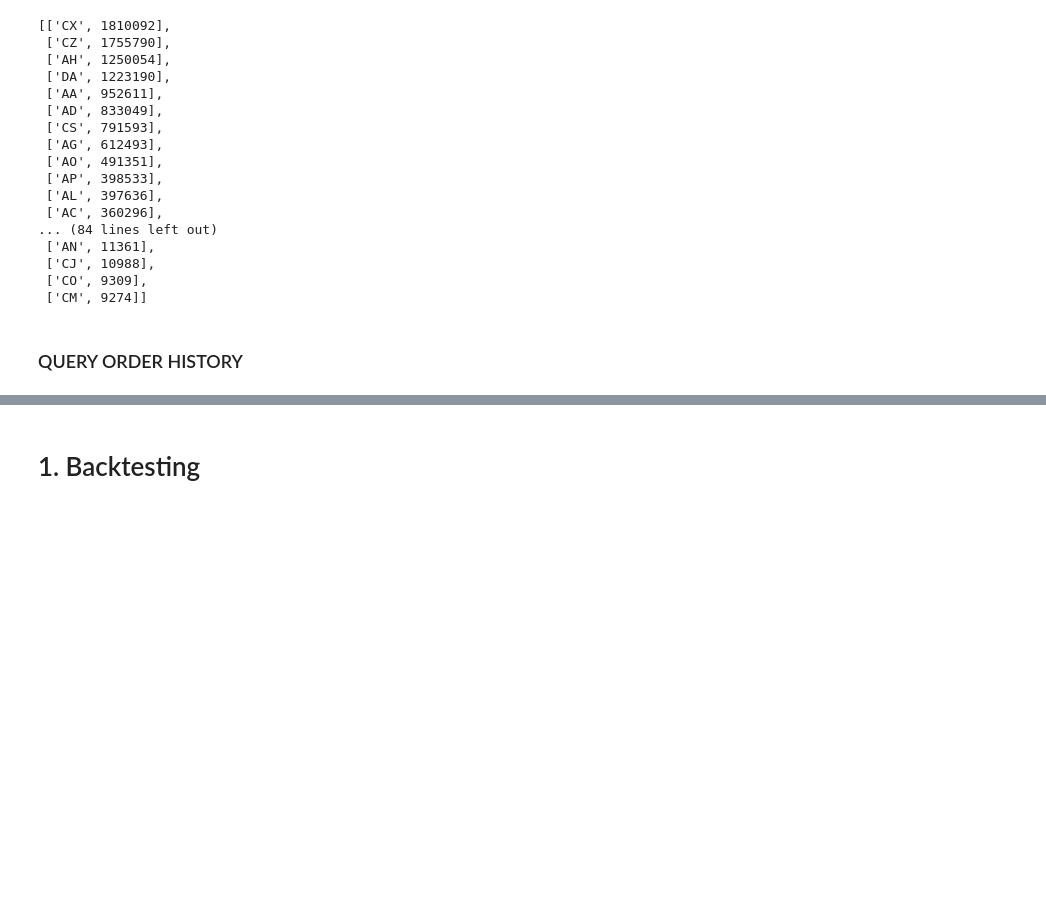
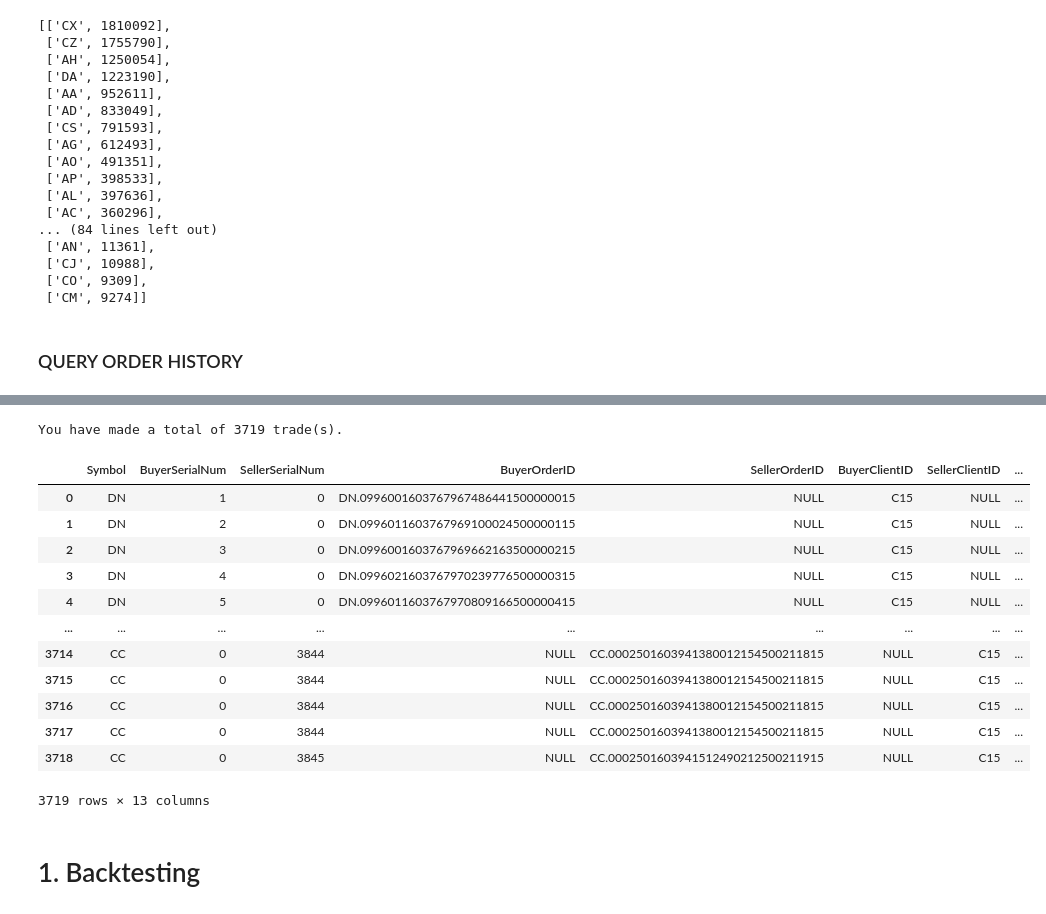
Before and after one commit to sheunaluko/cs349f, a Jupyter notebook: implementation1/main.ipynb, the cells around one changed output, grey strips where cells are left out. Drawn from its saved outputs; the diff is of its cells as text; code cells hidden in the pictures; blank space fills up the shorter version.

```diff
--- a/implementation1/main.ipynb
+++ b/implementation1/main.ipynb
@@ -460,3 +509,20 @@ You have 0 outstanding orders.
+# %%
+historical_trades()
+# %% [output]
+You have made a total of 3719 trade(s).
+|  | Symbol | BuyerSerialNum | SellerSerialNum | BuyerOrderID | SellerOrderID | BuyerClientID | SellerClientID | ... |
+| 0 | DN | 1 | 0 | DN.0996001603767967486441500000015 | NULL | C15 | NULL | ... |
+| 1 | DN | 2 | 0 | DN.0996011603767969100024500000115 | NULL | C15 | NULL | ... |
+| 2 | DN | 3 | 0 | DN.0996001603767969662163500000215 | NULL | C15 | NULL | ... |
+| 3 | DN | 4 | 0 | DN.0996021603767970239776500000315 | NULL | C15 | NULL | ... |
+| 4 | DN | 5 | 0 | DN.0996011603767970809166500000415 | NULL | C15 | NULL | ... |
+| ... | ... | ... | ... | ... | ... | ... | ... | ... |
+| 3714 | CC | 0 | 3844 | NULL | CC.0002501603941380012154500211815 | NULL | C15 | ... |
+| 3715 | CC | 0 | 3844 | NULL | CC.0002501603941380012154500211815 | NULL | C15 | ... |
+| 3716 | CC | 0 | 3844 | NULL | CC.0002501603941380012154500211815 | NULL | C15 | ... |
+| 3717 | CC | 0 | 3844 | NULL | CC.0002501603941380012154500211815 | NULL | C15 | ... |
+| 3718 | CC | 0 | 3845 | NULL | CC.0002501603941512490212500211915 | NULL | C15 | ... |
+3719 rows × 13 columns
 # %% [markdown]
 # 1. Backtesting
 # %% [markdown]
```
Also changed, not shown: parts of 32 cells of this notebook, 35 other files.
